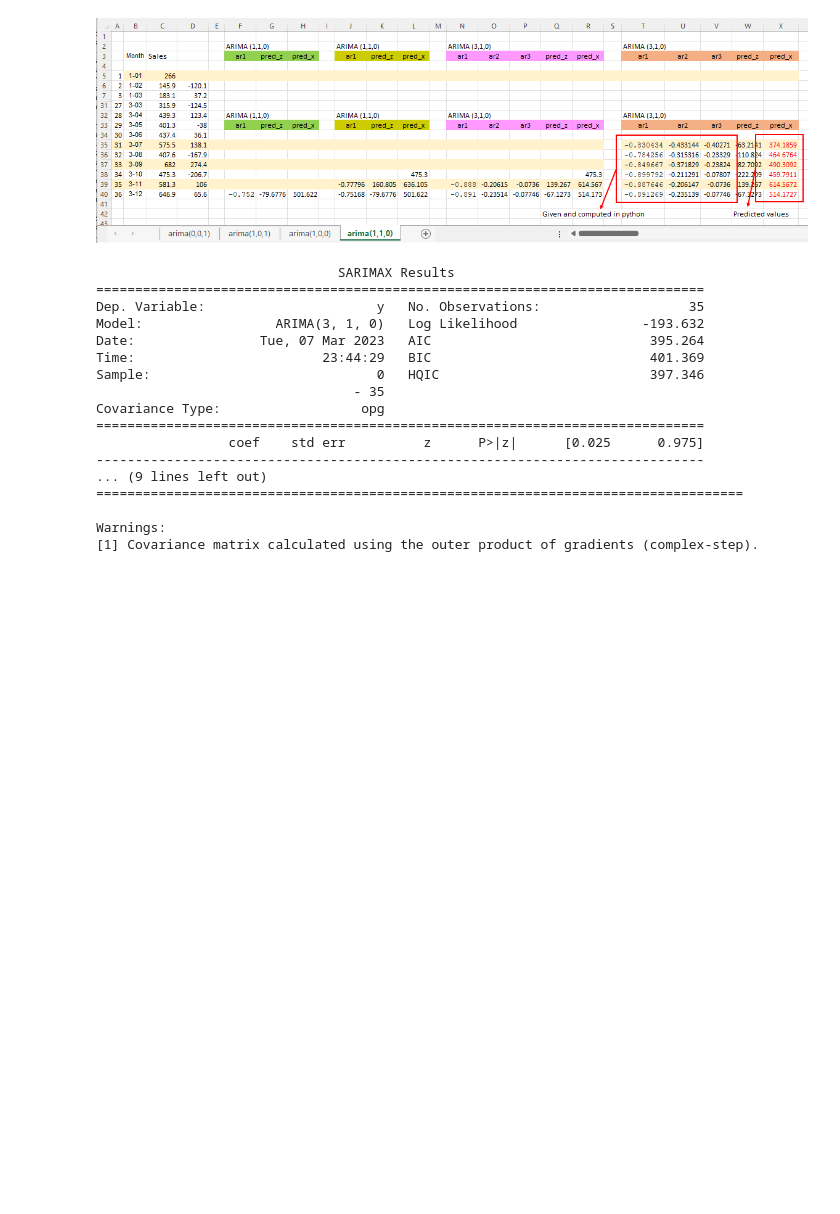
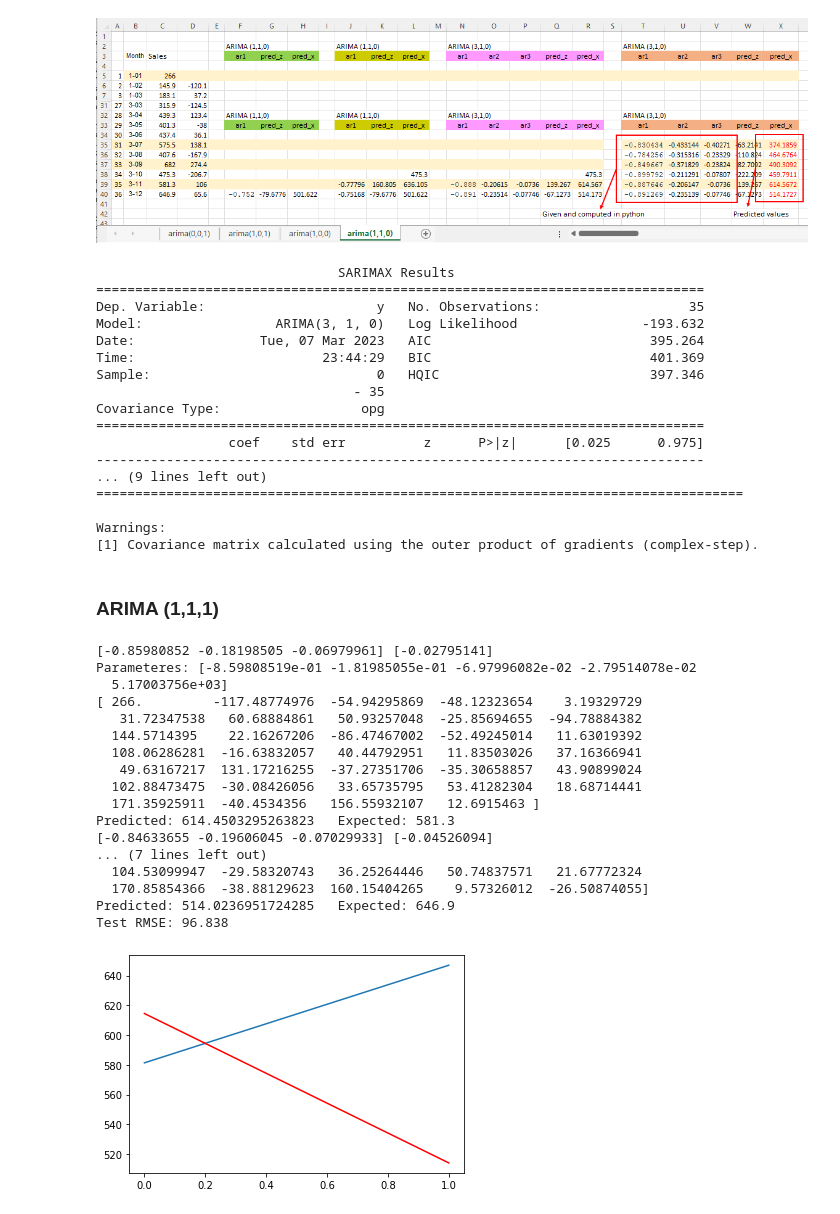
Before and after one commit to noayarae/ARIMA, a Jupyter notebook: ARMA_shapoo_sales_by_hand.ipynb, the cells around one changed output. Cells and saved outputs as stored; diff of their text form; code cells hidden in the pictures; blank space fills up the shorter version.

```diff
--- a/ARMA_shapoo_sales_by_hand.ipynb
+++ b/ARMA_shapoo_sales_by_hand.ipynb
@@ -384,3 +384,72 @@ Covariance Type:                  opg
 
 Warnings:
 [1] Covariance matrix calculated using the outer product of gradients (complex-step).
+# %% [markdown]
+### ARIMA (1,1,1)
+# %%
+# evaluate an ARIMA model using a walk-forward validation
+from pandas import read_csv
+from pandas import datetime
+from matplotlib import pyplot
+from statsmodels.tsa.arima.model import ARIMA
+from sklearn.metrics import mean_squared_error
+from math import sqrt
+
+# load dataset
+def parser(x):
+	return datetime.strptime('190'+x, '%Y-%m')
+def colored(r, g, b, text):
+    return f"\033[38;2;{r};{g};{b}m{text}\033[0m"
+
+series = read_csv('shampoo-sales.csv', header=0, index_col=0, parse_dates=True, squeeze=True, date_parser=parser)
+series.index = series.index.to_period('M')
+# split into train and test sets
+X = series.values
+size = 34 # int(len(X) * 0.66)  #  <-----------  SIZE
+train, test = X[0:size], X[size:len(X)]
+history = [x for x in train]
+predictions = list()
+
+# walk-forward validation
+for t in range(len(test)):
+  #model = ARIMA(history, order=(5,1,0))
+  model = ARIMA(history, order=(3,1,1))  #   <------------- model
+  model_fit = model.fit()
+  print(model_fit.arparams, model_fit.maparams)
+  print(colored(0, 0, 255, ("Parameteres: "+ str(model_fit.params))))
+  print(model_fit.resid)
+  #print(model_fit.summary())
+  output = model_fit.forecast()
+  yhat = output[0]
+  predictions.append(yhat)
+  obs = test[t]
+  history.append(obs)
+  #print('------->  predicted = %f, expected = %f' % (yhat, obs))
+  print(colored(255, 0, 0, ("Predicted: "+ str(yhat)+"   Expected: "+ str(obs))))
+
+# evaluate forecasts
+rmse = sqrt(mean_squared_error(test, predictions))
+print('Test RMSE: %.3f' % rmse)
+# plot forecasts against actual outcomes
+pyplot.plot(test)
+pyplot.plot(predictions, color='red')
+pyplot.show()
+# %% [output]
+[-0.85980852 -0.18198505 -0.06979961] [-0.02795141]
+Parameteres: [-8.59808519e-01 -1.81985055e-01 -6.97996082e-02 -2.79514078e-02
+  5.17003756e+03]
+[ 266.         -117.48774976  -54.94295869  -48.12323654    3.19329729
+   31.72347538   60.68884861   50.93257048  -25.85694655  -94.78884382
+  144.5714395    22.16267206  -86.47467002  -52.49245014   11.63019392
+  108.06286281  -16.63832057   40.44792951   11.83503026   37.16366941
+   49.63167217  131.17216255  -37.27351706  -35.30658857   43.90899024
+  102.88473475  -30.08426056   33.65735795   53.41282304   18.68714441
+  171.35925911  -40.4534356   156.55932107   12.6915463 ]
+Predicted: 614.4503295263823   Expected: 581.3
+[-0.84633655 -0.19606045 -0.07029933] [-0.04526094]
+... (7 lines left out)
+  104.53099947  -29.58320743   36.25264446   50.74837571   21.67772324
+  170.85854366  -38.88129623  160.15404265    9.57326012  -26.50874055]
+Predicted: 514.0236951724285   Expected: 646.9
+Test RMSE: 96.838
+[figure, added]
```
Also changed, not shown: parts of 13 cells of this notebook.
